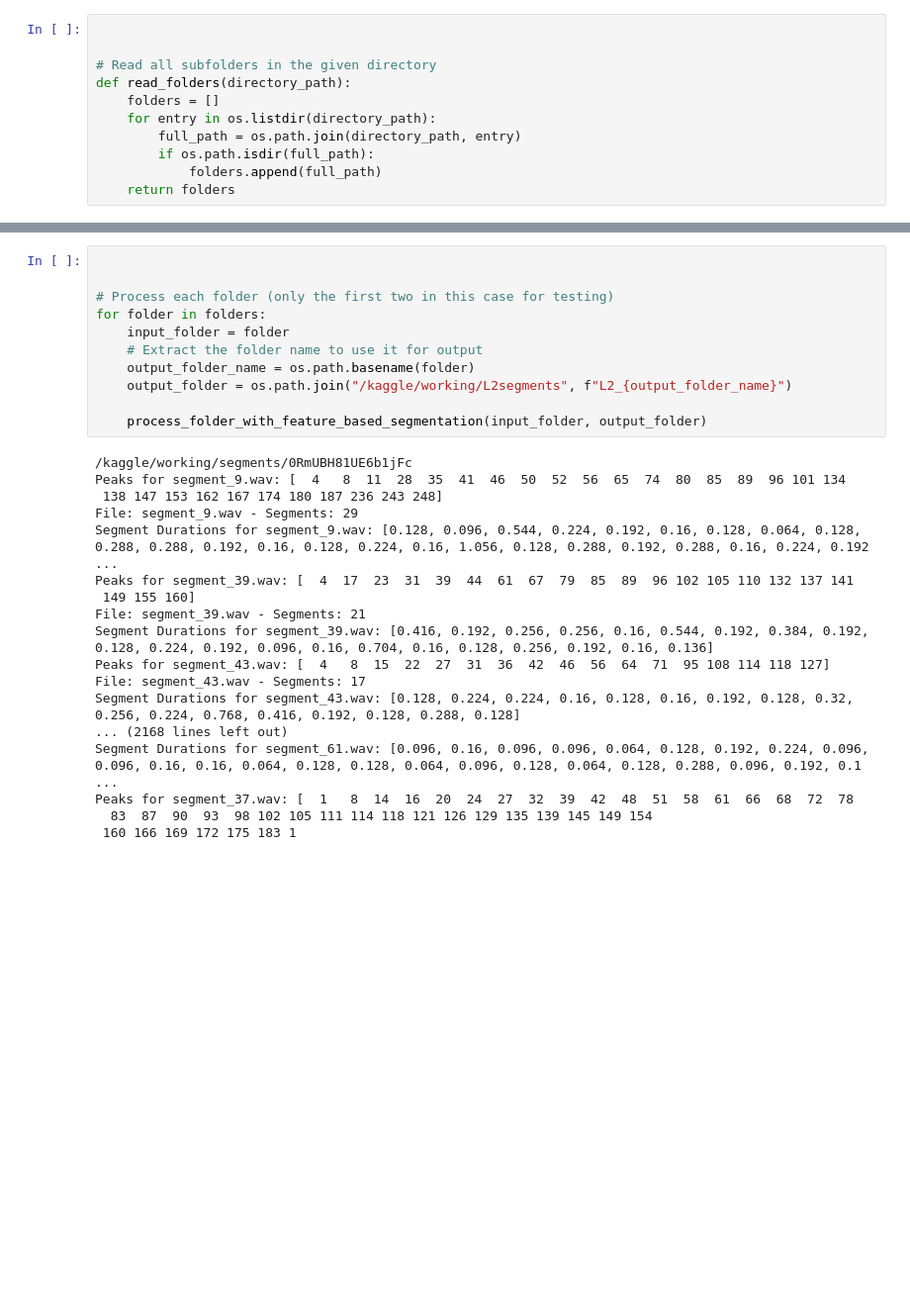
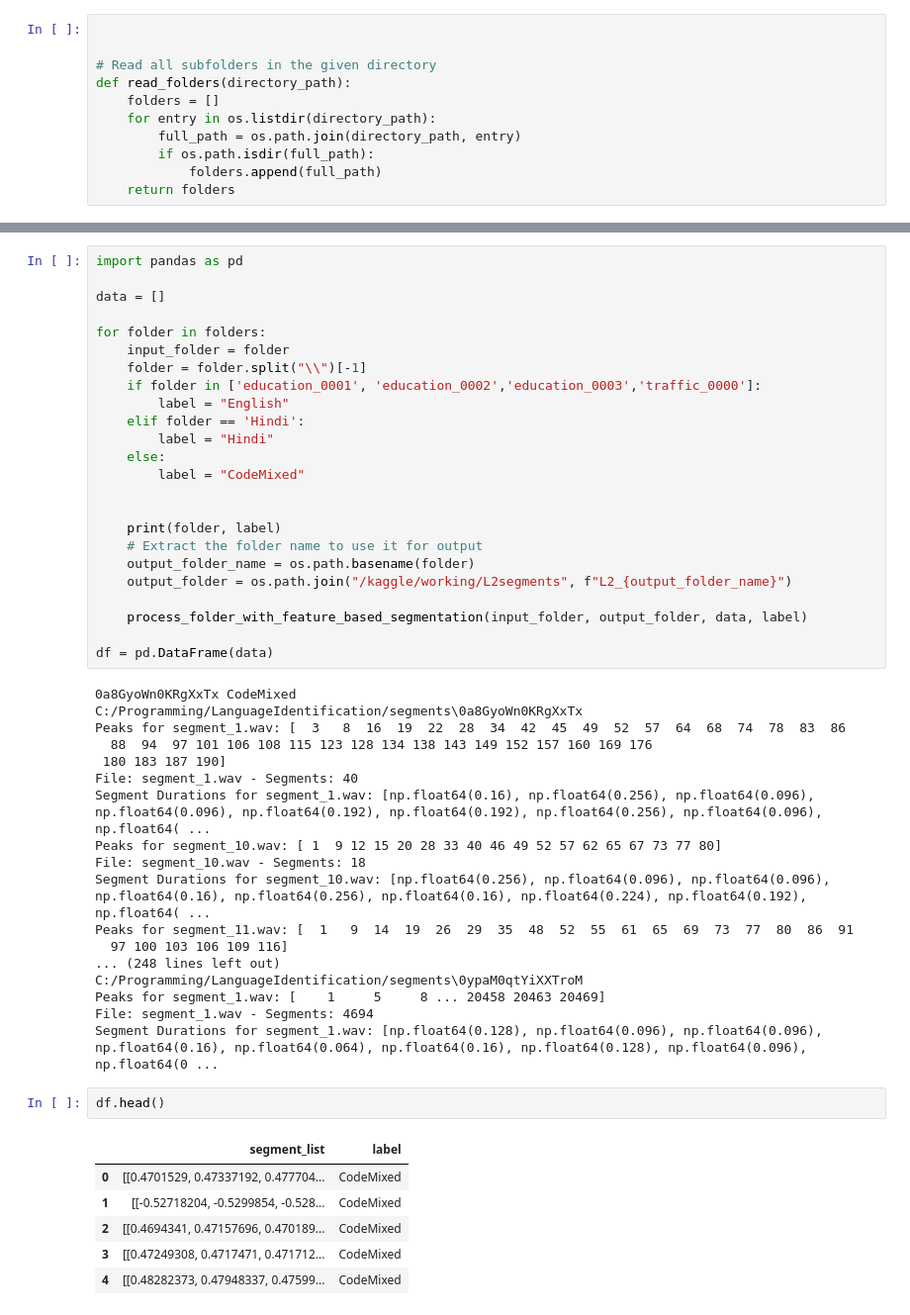
Before and after one commit to AkshayAnand2931/LanguageIdentification, a Jupyter notebook: nlp-segmentation-l2.ipynb, the cells around one changed output, grey strips where cells are left out. Shown at 99% size. Drawn from its saved outputs; the diff is of its cells as text; blank space fills up the shorter version.

```diff
--- a/nlp-segmentation-l2.ipynb
+++ b/nlp-segmentation-l2.ipynb
@@ -148,29 +154,51 @@ Folders in the directory: ['/kaggle/working/segments/0RmUBH81UE6b1jFc', '/kaggle
 # %%
+import pandas as pd
+
+data = []
+
+for folder in folders:
+    input_folder = folder
+    folder = folder.split("\\")[-1]
+    if folder in ['education_0001', 'education_0002','education_0003','traffic_0000']:
+        label = "English"
+    elif folder == 'Hindi':
+        label = "Hindi"
+    else:
+        label = "CodeMixed"
 
 
-# Process each folder (only the first two in this case for testing)
-for folder in folders:
-    input_folder = folder
+    print(folder, label)
     # Extract the folder name to use it for output
     output_folder_name = os.path.basename(folder)
     output_folder = os.path.join("/kaggle/working/L2segments", f"L2_{output_folder_name}")
 
-    process_folder_with_feature_based_segmentation(input_folder, output_folder)
+    process_folder_with_feature_based_segmentation(input_folder, output_folder, data, label)
+
+df = pd.DataFrame(data)
 # %% [output]
-/kaggle/working/segments/0RmUBH81UE6b1jFc
-Peaks for segment_9.wav: [  4   8  11  28  35  41  46  50  52  56  65  74  80  85  89  96 101 134
- 138 147 153 162 167 174 180 187 236 243 248]
-File: segment_9.wav - Segments: 29
-Segment Durations for segment_9.wav: [0.128, 0.096, 0.544, 0.224, 0.192, 0.16, 0.128, 0.064, 0.128, 0.288, 0.288, 0.192, 0.16, 0.128, 0.224, 0.16, 1.056, 0.128, 0.288, 0.192, 0.288, 0.16, 0.224, 0.192 ...
-Peaks for segment_39.wav: [  4  17  23  31  39  44  61  67  79  85  89  96 102 105 110 132 137 141
- 149 155 160]
-File: segment_39.wav - Segments: 21
-Segment Durations for segment_39.wav: [0.416, 0.192, 0.256, 0.256, 0.16, 0.544, 0.192, 0.384, 0.192, 0.128, 0.224, 0.192, 0.096, 0.16, 0.704, 0.16, 0.128, 0.256, 0.192, 0.16, 0.136]
-Peaks for segment_43.wav: [  4   8  15  22  27  31  36  42  46  56  64  71  95 108 114 118 127]
-File: segment_43.wav - Segments: 17
-Segment Durations for segment_43.wav: [0.128, 0.224, 0.224, 0.16, 0.128, 0.16, 0.192, 0.128, 0.32, 0.256, 0.224, 0.768, 0.416, 0.192, 0.128, 0.288, 0.128]
-... (2168 lines left out)
-Segment Durations for segment_61.wav: [0.096, 0.16, 0.096, 0.096, 0.064, 0.128, 0.192, 0.224, 0.096, 0.096, 0.16, 0.16, 0.064, 0.128, 0.128, 0.064, 0.096, 0.128, 0.064, 0.128, 0.288, 0.096, 0.192, 0.1 ...
-Peaks for segment_37.wav: [  1   8  14  16  20  24  27  32  39  42  48  51  58  61  66  68  72  78
-  83  87  90  93  98 102 105 111 114 118 121 126 129 135 139 145 149 154
- 160 166 169 172 175 183 1
+0a8GyoWn0KRgXxTx CodeMixed
+C:/Programming/LanguageIdentification/segments\0a8GyoWn0KRgXxTx
+Peaks for segment_1.wav: [  3   8  16  19  22  28  34  42  45  49  52  57  64  68  74  78  83  86
+  88  94  97 101 106 108 115 123 128 134 138 143 149 152 157 160 169 176
+ 180 183 187 190]
+File: segment_1.wav - Segments: 40
+Segment Durations for segment_1.wav: [np.float64(0.16), np.float64(0.256), np.float64(0.096), np.float64(0.096), np.float64(0.192), np.float64(0.192), np.float64(0.256), np.float64(0.096), np.float64( ...
+Peaks for segment_10.wav: [ 1  9 12 15 20 28 33 40 46 49 52 57 62 65 67 73 77 80]
+File: segment_10.wav - Segments: 18
+Segment Durations for segment_10.wav: [np.float64(0.256), np.float64(0.096), np.float64(0.096), np.float64(0.16), np.float64(0.256), np.float64(0.16), np.float64(0.224), np.float64(0.192), np.float64( ...
+Peaks for segment_11.wav: [  1   9  14  19  26  29  35  48  52  55  61  65  69  73  77  80  86  91
+  97 100 103 106 109 116]
+... (248 lines left out)
+C:/Programming/LanguageIdentification/segments\0ypaM0qtYiXXTroM
+Peaks for segment_1.wav: [    1     5     8 ... 20458 20463 20469]
+File: segment_1.wav - Segments: 4694
+Segment Durations for segment_1.wav: [np.float64(0.128), np.float64(0.096), np.float64(0.096), np.float64(0.16), np.float64(0.064), np.float64(0.16), np.float64(0.128), np.float64(0.096), np.float64(0 ...
+# %%
+df.head()
+# %% [output]
+|  | segment_list | label |
+| 0 | [[0.4701529, 0.47337192, 0.477704... | CodeMixed |
+| 1 | [[-0.52718204, -0.5299854, -0.528... | CodeMixed |
+| 2 | [[0.4694341, 0.47157696, 0.470189... | CodeMixed |
+| 3 | [[0.47249308, 0.4717471, 0.471712... | CodeMixed |
+| 4 | [[0.48282373, 0.47948337, 0.47599... | CodeMixed |
```
Also changed, not shown: parts of 6 cells of this notebook, 8 other files.
